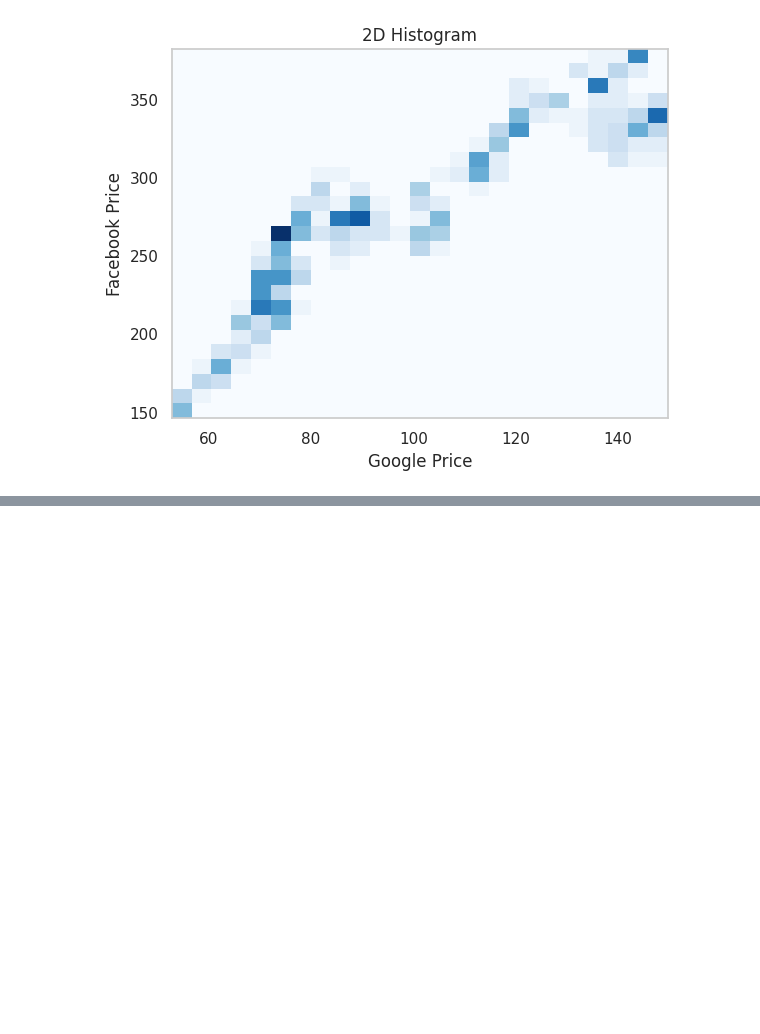
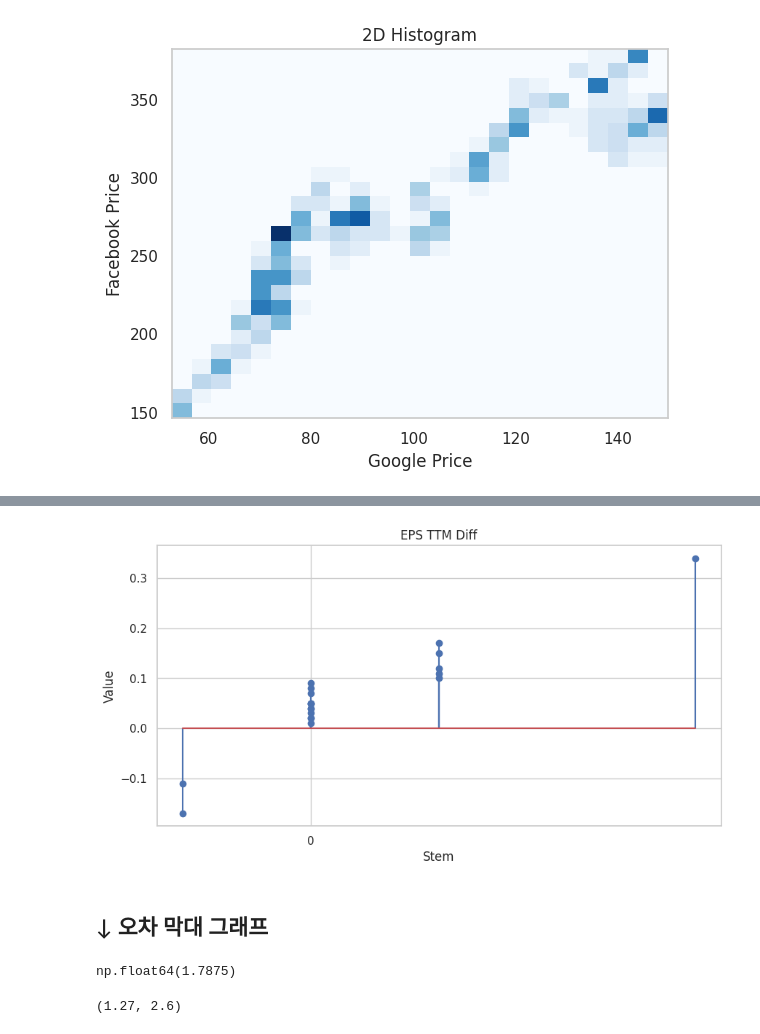
Before and after one commit to hajju0617/Data-Analysis-Study, a Jupyter notebook: python_data_processing_and_visualization.ipynb, the cells around one changed output, grey strips where cells are left out. Cells and saved outputs as stored; diff of their text form; code cells hidden in the pictures; blank space fills up the shorter version.

```diff
--- a/python_data_processing_and_visualization.ipynb
+++ b/python_data_processing_and_visualization.ipynb
@@ -1321,0 +1387,22 @@ plt.show()
+# %%
+eps_ttm_diff = price_earning["eps_ttm_diff"]
+stem = eps_ttm_diff.map(lambda x: int(x * 10))
+# %%
+fig, ax = plt.subplots(figsize=(10, 5))
+ax.stem(stem, eps_ttm_diff)
+ax.set(xlabel='Stem', ylabel='Value', title='EPS TTM Diff')
+ax.set_xticks(np.arange(int(eps_ttm_diff.min()),
+                        int(eps_ttm_diff.max()) + 1))
+plt.show()
+# %% [output]
+[figure, added]
+# %% [markdown]
+## ↓ 오차 막대 그래프
+# %%
+price_earning["eps_ttm"].mean()
+# %% [output]
+np.float64(1.7875)
+# %%
+price_earning["eps_ttm"].min(), price_earning["eps_ttm"].max()
+# %% [output]
+(1.27, 2.6)
```
Also changed, not shown: parts of 13 cells of this notebook.
